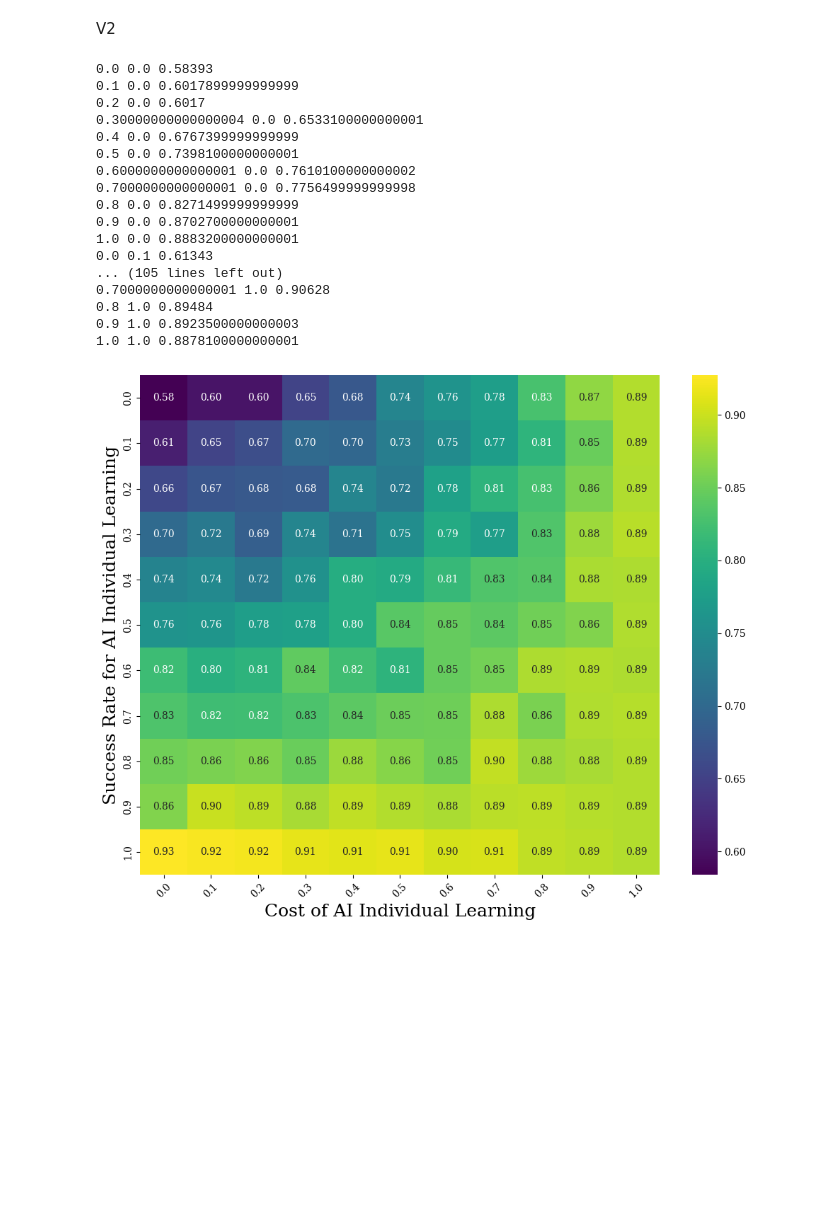
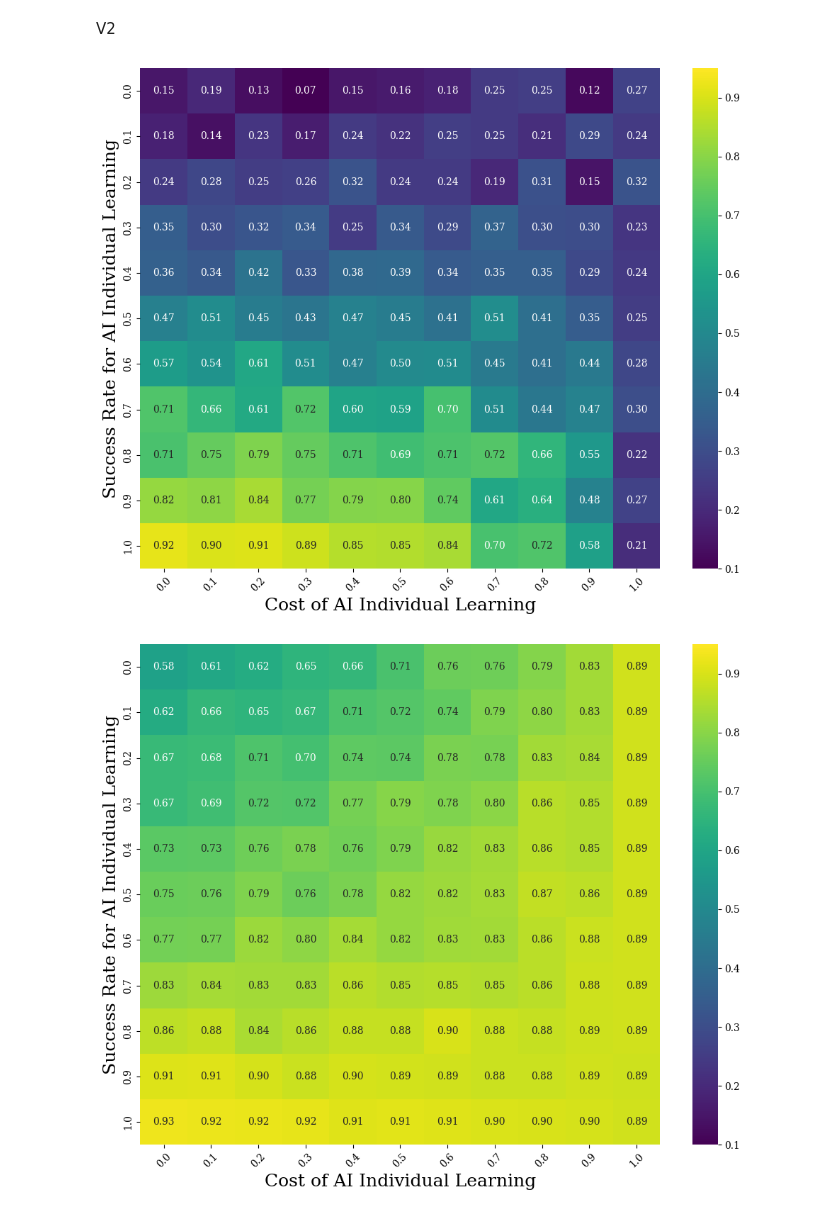
Before and after one commit to collinskatie/ai-rogers-paradox, a Jupyter notebook: sims.ipynb, the cells around one changed output. Saved outputs shown, nothing was run; the diff lists cells and outputs as text; code cells hidden in the pictures; blank space fills up the shorter version.

Commit message:
adding back heatmap

```diff
--- a/sims.ipynb
+++ b/sims.ipynb
@@ -422,54 +422,41 @@ V2
 # %%
 
 
 import copy
 
 
 params_dict_local_base = copy.copy(base_params_dict)
 params_dict_local_base['social_learning_mode'] = 'ai'
-params_dict_local_base['critical'] = True
 params_dict_local_base['ai_individ_learn'] = True
 params_dict_local_base['sim_name'] = 'sec_3_2_2_ai_individ_learn'
 params_dict_local_base['n_records'] = 100
 
 z_AI = np.arange(0, 1.1, 0.1)
 c_AI_i = np.arange(0, 1.1, 0.1)
+critical_vary = [False, True]
 importlib.reload(utils)
-all_scores = []
-for z in z_AI:
-    scores = []
-    for c in c_AI_i:
 
-        params_dict = copy.copy(params_dict_local_base)
-        params_dict['z_AI_i'] = z
-        params_dict['c_AI_i'] = c
-        social_learner_freqs, ai_bias_means, change_points, ai_adaptation, learner_adaptation, social_learner_adaptation = simulation.run_simulation(
-            N=params_dict["N"], n_generations=params_dict["n_records"], u=params_dict["u"], c_I=params_dict["c_I"], c_AI=c,
-            z=params_dict["z"], s0=params_dict["s0"], s1=params_dict["s1"], phi=params_dict["phi"], epsilon_I=params_dict["epsilon_I"], mu=params_dict["mu"], n_records=params_dict["n_records"],
-            social_learning_mode=params_dict["social_learning_mode"], critical=params_dict["critical"], ind_penalty_mult=params_dict["ind_penalty_mult"], learn_twice=params_dict["learn_twice"],
-            ai_individ_learn=params_dict['ai_individ_learn'], c_AI_i=params_dict['c_AI_i'], z_AI_i=params_dict['z_AI_i']
-        )
-        scores.append(np.mean(learner_adaptation))
-    all_scores.append(scores)
+for allow_critical in critical_vary:
+    all_scores = []
+    for z in z_AI:
+        scores = []
+        for c in c_AI_i:
 
-utils.get_heatmap(params_dict, all_scores, xvals=c_AI_i, yvals=z_AI, xlabel='Cost of AI Individual Learning',
-                  ylabel='Success Rate for AI Individual Learning')
+            params_dict = copy.copy(params_dict_local_base)
+            params_dict['z_AI_i'] = z
+            params_dict['c_AI_i'] = c
+            params_dict['critical'] = allow_critical
+            social_learner_freqs, ai_bias_means, change_points, ai_adaptation, learner_adaptation, social_learner_adaptation = simulation.run_simulation(
+                N=params_dict["N"], n_generations=params_dict["n_records"], u=params_dict["u"], c_I=params_dict["c_I"], c_AI=c,
+                z=params_dict["z"], s0=params_dict["s0"], s1=params_dict["s1"], phi=params_dict["phi"], epsilon_I=params_dict["epsilon_I"], mu=params_dict["mu"], n_records=params_dict["n_records"],
+                social_learning_mode=params_dict["social_learning_mode"], critical=params_dict["critical"], ind_penalty_mult=params_dict["ind_penalty_mult"], learn_twice=params_dict["learn_twice"],
+                ai_individ_learn=params_dict['ai_individ_learn'], c_AI_i=params_dict['c_AI_i'], z_AI_i=params_dict['z_AI_i']
+            )
+            scores.append(np.mean(learner_adaptation))
+        all_scores.append(scores)
+
+    utils.get_heatmap(params_dict, all_scores, xvals=c_AI_i, yvals=z_AI, xlabel='Cost of AI Individual Learning',
+                    ylabel='Success Rate for AI Individual Learning', vmin=0.10, vmax=0.95, plt_tag=f'heatmap-critical{allow_critical}')
 # %% [output]
-0.0 0.0 0.58393
-0.1 0.0 0.6017899999999999
-0.2 0.0 0.6017
-0.30000000000000004 0.0 0.6533100000000001
-0.4 0.0 0.6767399999999999
-0.5 0.0 0.7398100000000001
-0.6000000000000001 0.0 0.7610100000000002
-0.7000000000000001 0.0 0.7756499999999998
-0.8 0.0 0.8271499999999999
-0.9 0.0 0.8702700000000001
-1.0 0.0 0.8883200000000001
-0.0 0.1 0.61343
-... (105 lines left out)
-0.7000000000000001 1.0 0.90628
-0.8 1.0 0.89484
-0.9 1.0 0.8923500000000003
-1.0 1.0 0.8878100000000001
-[figure, old version]
+[figure, new version]
+[figure, added]
```
Also changed, not shown: parts of 2 cells of this notebook, 4 other files.
